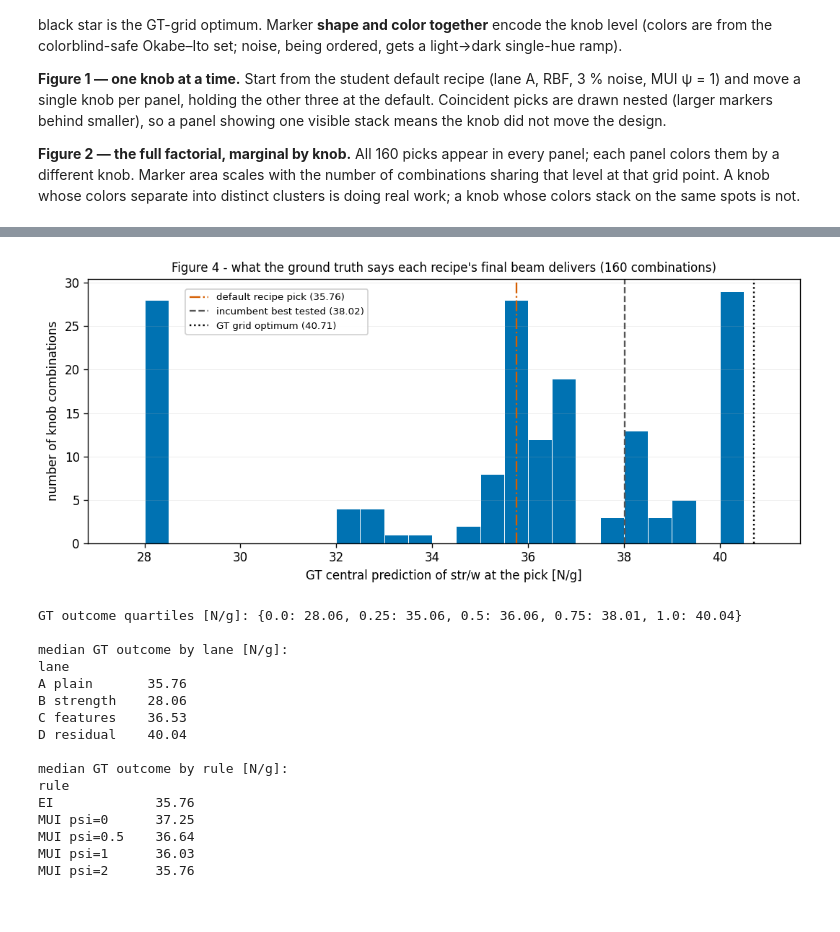
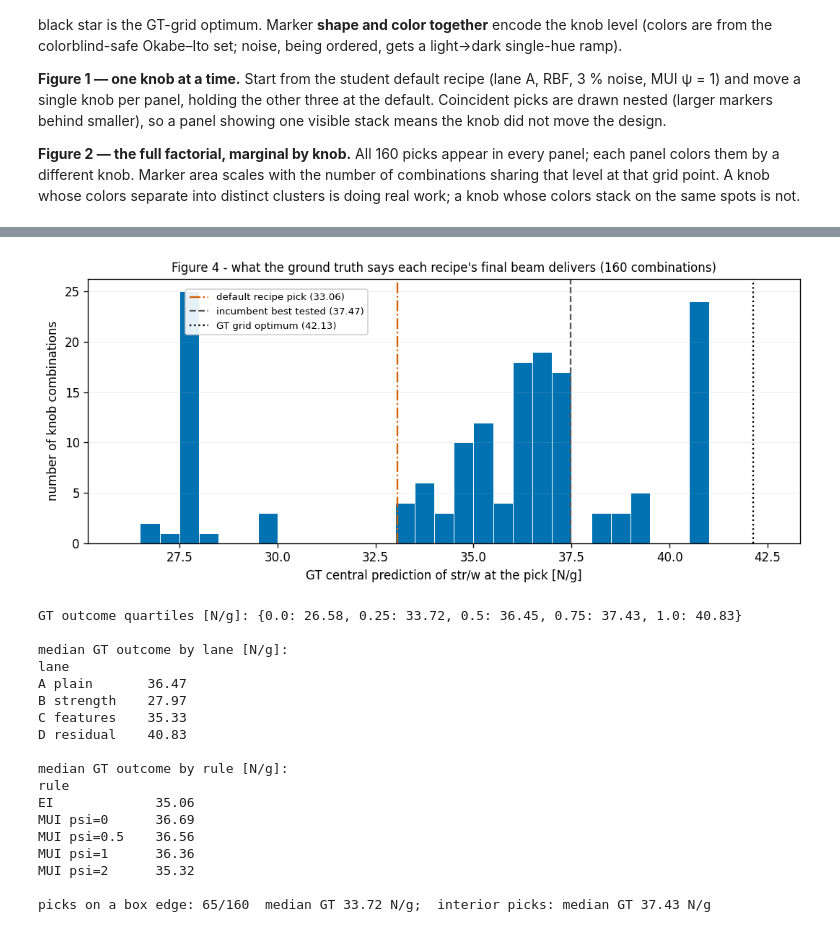
Before and after one commit to andrewvoss8-boop/core-me-data-science-activities-public, a Jupyter notebook: me323/Module1_drafts/ME323_Module1_Submission1_KnobSweep_FACULTY.ipynb, the cells around one changed output, grey strips where cells are left out. Drawn from its saved outputs; the diff is of its cells as text; code cells hidden in the pictures.

```diff
--- a/me323/Module1_drafts/ME323_Module1_Submission1_KnobSweep_FACULTY.ipynb
+++ b/me323/Module1_drafts/ME323_Module1_Submission1_KnobSweep_FACULTY.ipynb
@@ -269,16 +270,12 @@ the GT notebook, section 4.
 # %%
-# GT physics: junction-shear feature set at the GT constants (NOT the class
-# calibration) -- copied from the GT selection notebook
-SY_GT, K_GT, TAU_GT = 76e6, 0.33, 17.45e6
+# GT physics: junction-shear capacity at the FULL-DATA calibration
+# (NOT the Pre-lab 1 class calibration) -- per ground_truth.py, 2026-07-21
+SY_GT, K_GT, TAU_GT = 65.242e6, 0.424578, 21.056e6
 
-def gt_phys_cols(b, H):
+def gt_pphys(b, H):
     b, H = np.atleast_1d(np.asarray(b, float)), np.atleast_1d(np.asarray(H, float))
-    pp = [section_props(bb, hh) for bb, hh in zip(b, H)]
-    Pb = np.array([P_bend(p, SY_GT) for p in pp])
-    Pl = np.array([P_LTB(p, SY_GT, K_GT) for p in pp])
-    Ps = np.array([P_sep(p, TAU_GT) for p in pp])
-    Pphys = np.minimum(Pb, np.minimum(Ps, Pl))
-    return np.column_stack([b, H, np.log(Pphys), Pl/Pb])
+    return np.array([capacity(bb, hh, SY_GT, K_GT, TAU_GT)
+                     for bb, hh in zip(b, H)])
 
 master = load("ibeam150_master.csv").rename(columns={"b_mm": "b",
                                                      "H_web_mm": "H"})
@@ -286,28 +283,30 @@ allt = master[~master.censored].reset_index(drop=True)
 print(f"GT training pool: {len(allt)} usable tests "
       f"({int(master.censored.sum())} censored excluded)")
 
-Xg = gt_phys_cols(allt.b.values, allt.H.values)
-yg = np.log(allt.strength_N.values / estimated_mass_g(allt.b.values,
+Xg = np.column_stack([allt.b.values, allt.H.values])
+yg = np.log(allt.strength_N.values) - np.log(gt_pphys(allt.b.values,
                                                       allt.H.values))
 GT_FMU, GT_FSD = Xg.mean(0), Xg.std(0) + 1e-12
 GT_YM = yg.mean()
 gt_gp = GaussianProcessRegressor(
-    CK(1.0, (1e-3, 1e3)) * Matern([1.0]*4, (1e-2, 30.0), nu=2.5),
+    CK(1.0, (1e-3, 1e3)) * Matern([1.0]*2, (1e-2, 30.0), nu=2.5),
     alpha=0.03**2, normalize_y=False, n_restarts_optimizer=5, random_state=0)
 gt_gp.fit((Xg - GT_FMU)/GT_FSD, yg - GT_YM)
 
 def gt_central(b, H):
-    """GT central prediction: (strength_N, str/w). Exponentiated latent mean
+    """GT central prediction: (strength_N, str/w). P_phys * exp(latent mean)
     = posterior median on the response scale, matching the frozen queries."""
-    mu = gt_gp.predict((gt_phys_cols(b, H) - GT_FMU)/GT_FSD) + GT_YM
-    sw = np.exp(mu)
-    return sw * estimated_mass_g(np.atleast_1d(b), np.atleast_1d(H)), sw
+    b, H = np.atleast_1d(np.asarray(b, float)), np.atleast_1d(np.asarray(H, float))
+    Xq = np.column_stack([b, H])
+    mu = gt_gp.predict((Xq - GT_FMU)/GT_FSD) + GT_YM
+    sN = gt_pphys(b, H) * np.exp(mu)
+    return sN, sN / estimated_mass_g(b, H)
 
 # --- validation: does the refit reproduce the frozen class-query values? ---
 print("\nvalidation against ground_truth.py frozen values:")
 ok = True
-for name, bq, Hq, want_N in [("equation beam 16", 1.10, 13.25, 482.6),
-                             ("GP beam 17",       1.00, 13.39, 438.7)]:
+for name, bq, Hq, want_N in [("equation beam 16", 1.10, 13.25, 475.7),
+                             ("GP beam 17",       1.00, 13.39, 445.8)]:
     sN, ssw = gt_central(bq, Hq)
     flag = "PASS" if abs(sN[0] - want_N) < 2.0 else "MISMATCH"
     ok &= flag == "PASS"
@@ -502,47 +501,55 @@ noise_pct     2.40      3.64
 # %%
 fig, a = plt.subplots(figsize=(9, 4))
-a.hist(sweep.gt_sw, bins=np.arange(27.5, 41.5, 0.5), color="#0072B2",
+a.hist(sweep.gt_sw, bins=np.arange(26.0, 42.75, 0.5), color="#0072B2",
        edgecolor="white", linewidth=0.6)
 for x, lab, col, ls in [
         (float(drow.gt_sw), f"default recipe pick ({drow.gt_sw:.2f})",
          "#D55E00", "-."),
         (BEST_TESTED, f"incumbent best tested ({BEST_TESTED:.2f})",
          "#555555", "--"),
         (GT_OPT_SW, f"GT grid optimum ({GT_OPT_SW:.2f})", "k", ":")]:
     a.axvline(x, color=col, linestyle=ls, linewidth=1.4, label=lab)
 a.legend(fontsize=8, loc="upper left", bbox_to_anchor=(0.13, 0.98),
          framealpha=0.9)
 a.set_xlabel("GT central prediction of str/w at the pick [N/g]")
 a.set_ylabel("number of knob combinations")
 a.set_title("Figure 4 - what the ground truth says each recipe's final beam "
             "delivers (160 combinations)", fontsize=10)
 a.grid(axis="y", alpha=0.25, linewidth=0.5)
 plt.tight_layout(); plt.show()
 
 print("GT outcome quartiles [N/g]:",
       sweep.gt_sw.quantile([0, .25, .5, .75, 1]).round(2).to_dict())
 print("\nmedian GT outcome by lane [N/g]:")
 print(sweep.groupby("lane").gt_sw.median().round(2).to_string())
 print("\nmedian GT outcome by rule [N/g]:")
 print(sweep.groupby("rule").gt_sw.median().round(2).to_string())
+
+edge = (np.isclose(sweep.b_mm, 1.0) | np.isclose(sweep.b_mm, 7.0) |
+        np.isclose(sweep.H_web_mm, 5.0) | np.isclose(sweep.H_web_mm, 16.0))
+print(f"\npicks on a box edge: {edge.sum()}/{len(sweep)}  "
+      f"median GT {sweep[edge].gt_sw.median():.2f} N/g;  "
+      f"interior picks: median GT {sweep[~edge].gt_sw.median():.2f} N/g")
 # %% [output]
-[figure, old version]
+[figure, new version]
-GT outcome quartiles [N/g]: {0.0: 28.06, 0.25: 35.06, 0.5: 36.06, 0.75: 38.01, 1.0: 40.04}
+GT outcome quartiles [N/g]: {0.0: 26.58, 0.25: 33.72, 0.5: 36.45, 0.75: 37.43, 1.0: 40.83}
 
 median GT outcome by lane [N/g]:
 lane
-A plain       35.76
-B strength    28.06
-C features    36.53
-D residual    40.04
+A plain       36.47
+B strength    27.97
+C features    35.33
+D residual    40.83
 
 median GT outcome by rule [N/g]:
 rule
-EI             35.76
-MUI psi=0      37.25
-MUI psi=0.5    36.64
-MUI psi=1      36.03
-MUI psi=2      35.76
+EI             35.06
+MUI psi=0      36.69
+MUI psi=0.5    36.56
+MUI psi=1      36.36
+MUI psi=2      35.32
+
+picks on a box edge: 65/160  median GT 33.72 N/g;  interior picks: median GT 37.43 N/g
 # %% [markdown]
 ## 6. Findings
 
```
Also changed, not shown: parts of 10 cells of this notebook, 18 other files.
